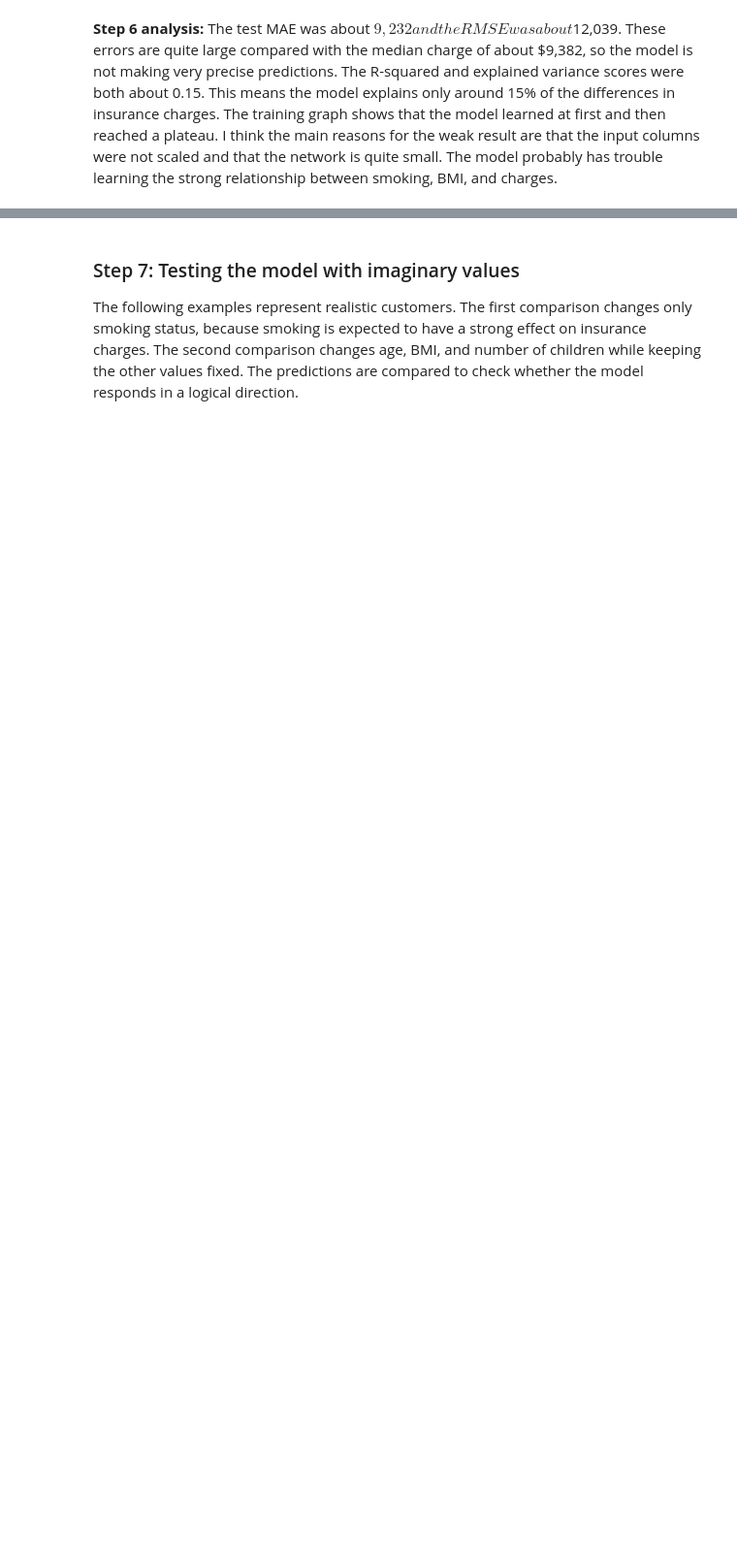
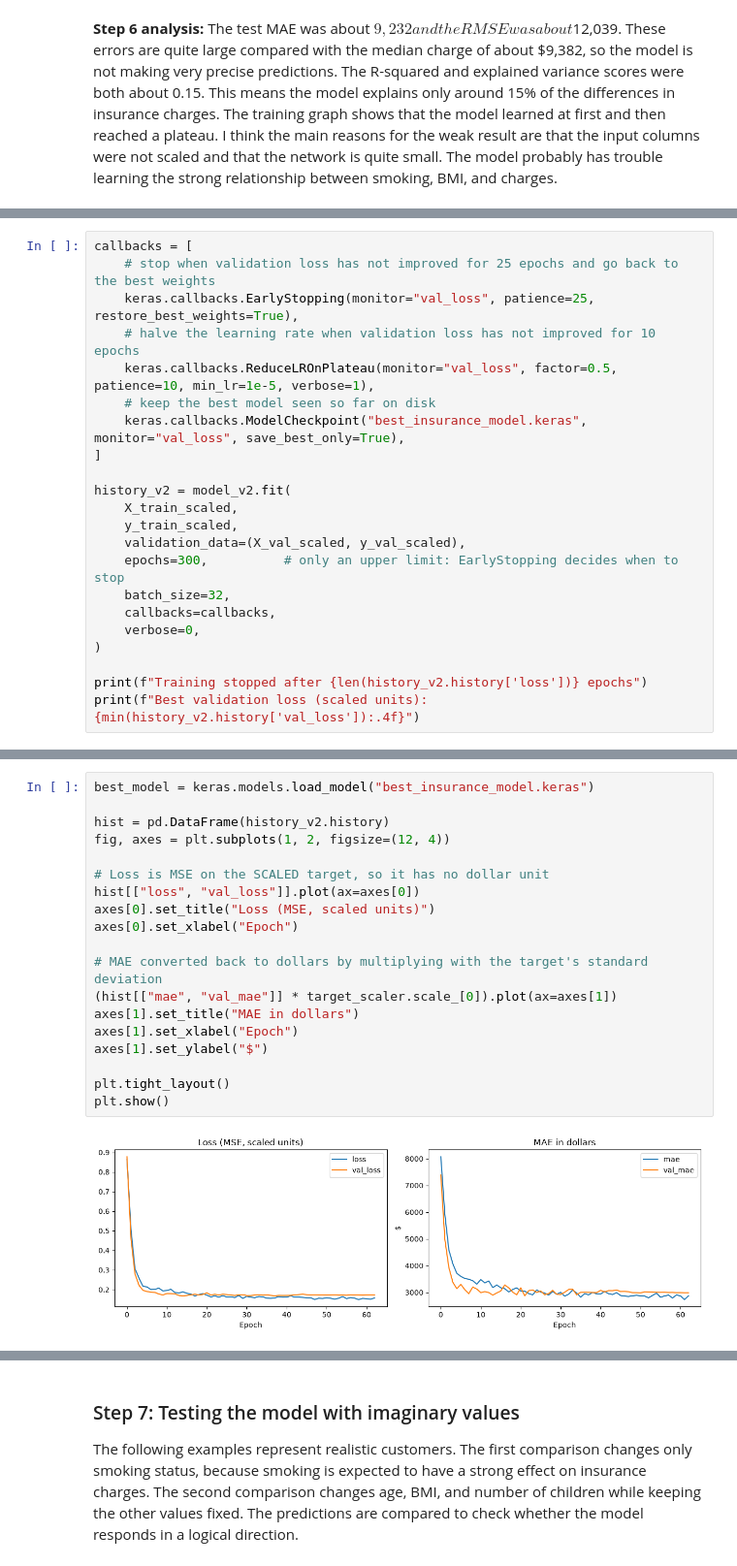
Before and after one commit to VexWingDev/DeepLearning_Regressions_UAS, a Jupyter notebook: insurance_ann_regression.ipynb, the cells around one changed output, grey strips where cells are left out. Shown at 97% size. Cells and saved outputs as stored; diff of their text form; blank space fills up the shorter version.

```diff
--- a/insurance_ann_regression.ipynb
+++ b/insurance_ann_regression.ipynb
@@ -428,0 +577,22 @@ plt.close()
+# %%
+callbacks = [
+    # stop when validation loss has not improved for 25 epochs and go back to the best weights
+    keras.callbacks.EarlyStopping(monitor="val_loss", patience=25, restore_best_weights=True),
+    # halve the learning rate when validation loss has not improved for 10 epochs
+    keras.callbacks.ReduceLROnPlateau(monitor="val_loss", factor=0.5, patience=10, min_lr=1e-5, verbose=1),
+    # keep the best model seen so far on disk
+    keras.callbacks.ModelCheckpoint("best_insurance_model.keras", monitor="val_loss", save_best_only=True),
+]
+
+history_v2 = model_v2.fit(
+    X_train_scaled,
+    y_train_scaled,
+    validation_data=(X_val_scaled, y_val_scaled),
+    epochs=300,          # only an upper limit: EarlyStopping decides when to stop
+    batch_size=32,
+    callbacks=callbacks,
+    verbose=0,
+)
+
+print(f"Training stopped after {len(history_v2.history['loss'])} epochs")
+print(f"Best validation loss (scaled units): {min(history_v2.history['val_loss']):.4f}")
@@ -428,0 +609,21 @@ plt.close()
+# %%
+best_model = keras.models.load_model("best_insurance_model.keras")
+
+hist = pd.DataFrame(history_v2.history)
+fig, axes = plt.subplots(1, 2, figsize=(12, 4))
+
+# Loss is MSE on the SCALED target, so it has no dollar unit
+hist[["loss", "val_loss"]].plot(ax=axes[0])
+axes[0].set_title("Loss (MSE, scaled units)")
+axes[0].set_xlabel("Epoch")
+
+# MAE converted back to dollars by multiplying with the target's standard deviation
+(hist[["mae", "val_mae"]] * target_scaler.scale_[0]).plot(ax=axes[1])
+axes[1].set_title("MAE in dollars")
+axes[1].set_xlabel("Epoch")
+axes[1].set_ylabel("$")
+
+plt.tight_layout()
+plt.show()
+# %% [output]
+[figure, added]
```
Also changed, not shown: parts of 25 cells of this notebook, 1 other file.
